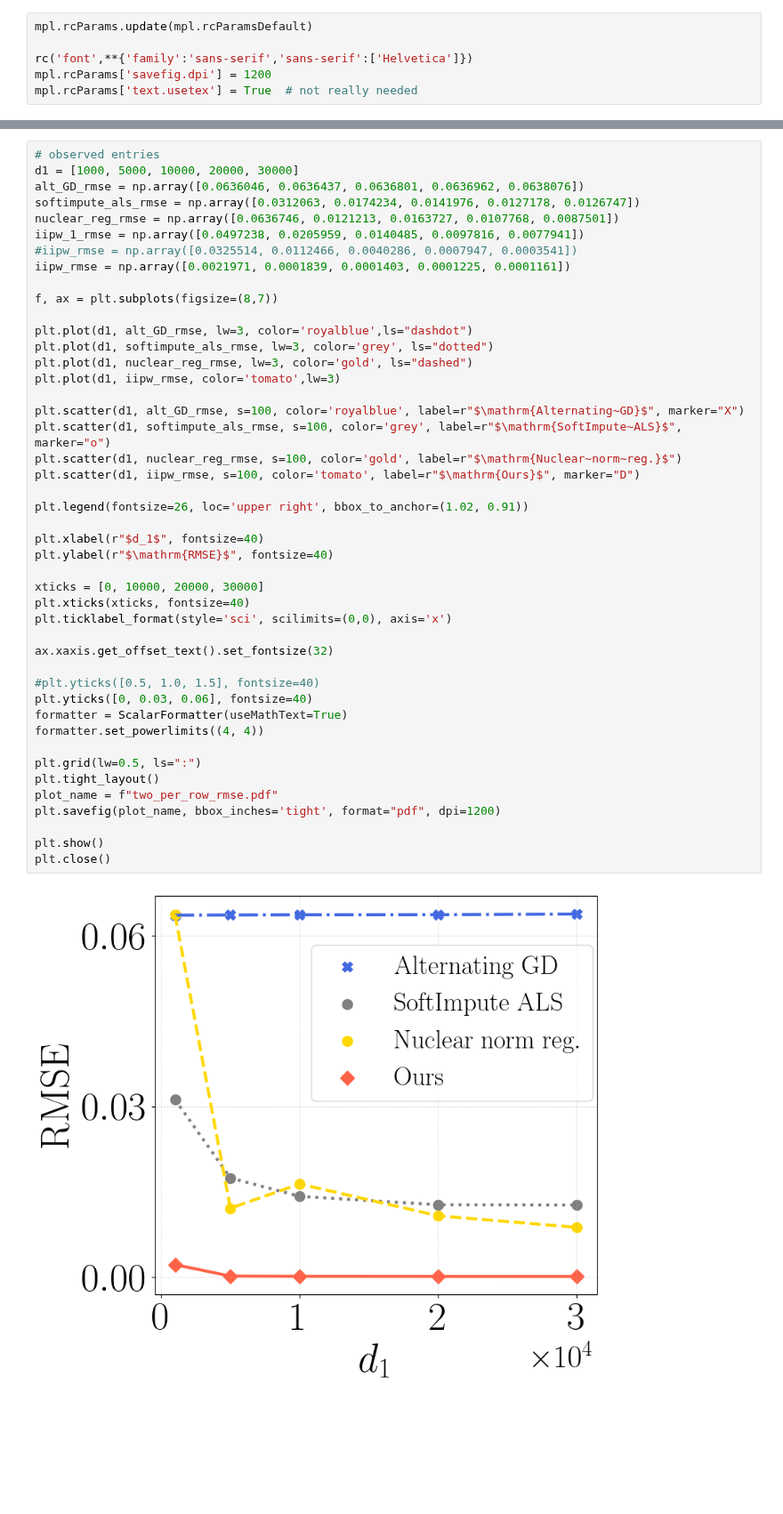
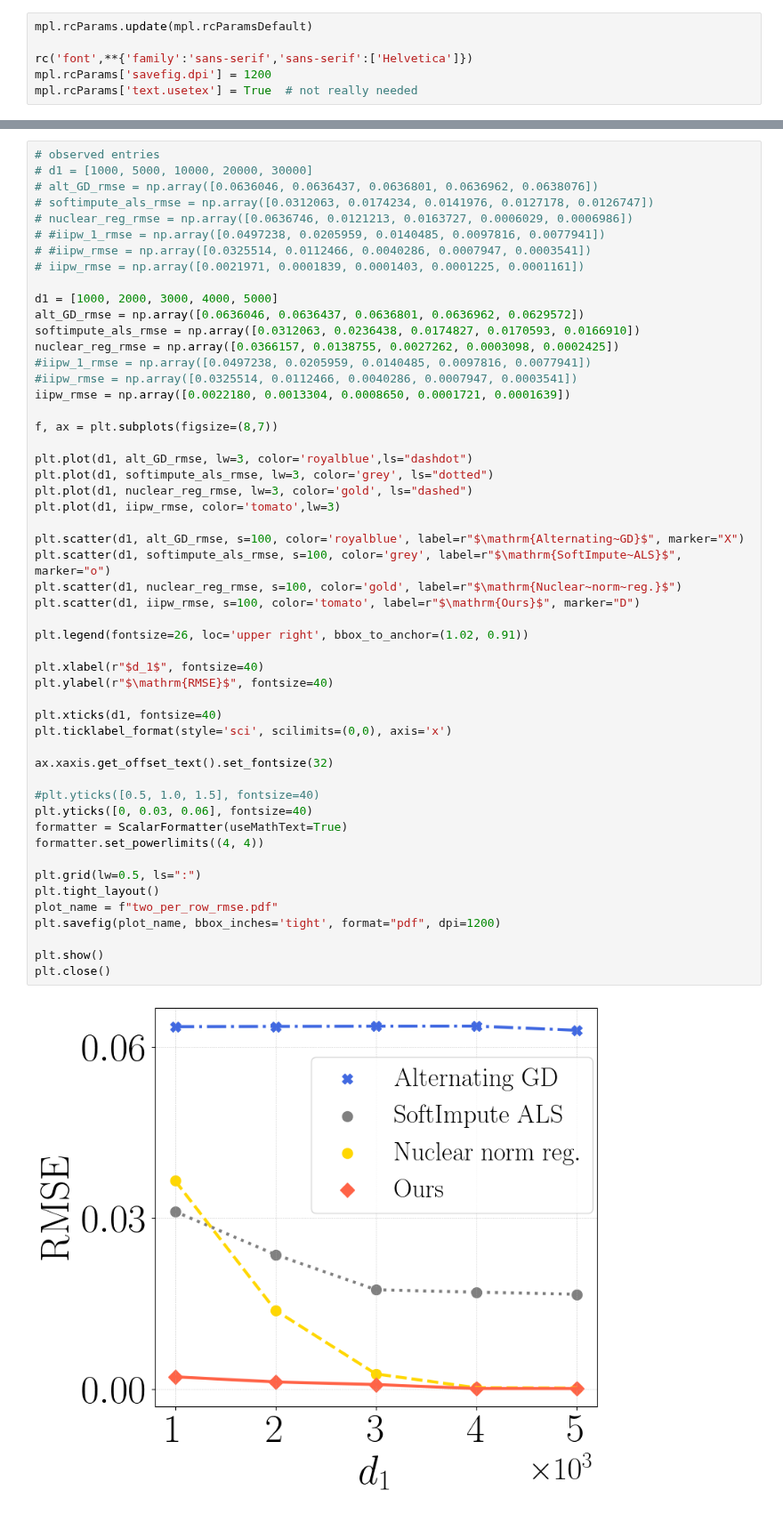
Before and after one commit to VirtuosoResearch/Matrix-completion-from-ultrasparse-samples, a Jupyter notebook: revised_figures/two_observations_per_row.ipynb, the cells around one changed output, grey strips where cells are left out. Shown at 89% size. Saved outputs shown, nothing was run; the diff lists cells and outputs as text; blank space fills up the shorter version.

```diff
--- a/revised_figures/two_observations_per_row.ipynb
+++ b/revised_figures/two_observations_per_row.ipynb
@@ -64,12 +72,20 @@ plt.close()
 # %%
 # observed entries
-d1 = [1000, 5000, 10000, 20000, 30000]
-alt_GD_rmse = np.array([0.0636046, 0.0636437, 0.0636801, 0.0636962, 0.0638076])
-softimpute_als_rmse = np.array([0.0312063, 0.0174234, 0.0141976, 0.0127178, 0.0126747])
-nuclear_reg_rmse = np.array([0.0636746, 0.0121213, 0.0163727, 0.0107768, 0.0087501])
-iipw_1_rmse = np.array([0.0497238, 0.0205959, 0.0140485, 0.0097816, 0.0077941])
+# d1 = [1000, 5000, 10000, 20000, 30000]
+# alt_GD_rmse = np.array([0.0636046, 0.0636437, 0.0636801, 0.0636962, 0.0638076])
+# softimpute_als_rmse = np.array([0.0312063, 0.0174234, 0.0141976, 0.0127178, 0.0126747])
+# nuclear_reg_rmse = np.array([0.0636746, 0.0121213, 0.0163727, 0.0006029, 0.0006986])
+# #iipw_1_rmse = np.array([0.0497238, 0.0205959, 0.0140485, 0.0097816, 0.0077941])
+# #iipw_rmse = np.array([0.0325514, 0.0112466, 0.0040286, 0.0007947, 0.0003541])
+# iipw_rmse = np.array([0.0021971, 0.0001839, 0.0001403, 0.0001225, 0.0001161])
+
+d1 = [1000, 2000, 3000, 4000, 5000]
+alt_GD_rmse = np.array([0.0636046, 0.0636437, 0.0636801, 0.0636962, 0.0629572])
+softimpute_als_rmse = np.array([0.0312063, 0.0236438, 0.0174827, 0.0170593, 0.0166910])
+nuclear_reg_rmse = np.array([0.0366157, 0.0138755, 0.0027262, 0.0003098, 0.0002425])
+#iipw_1_rmse = np.array([0.0497238, 0.0205959, 0.0140485, 0.0097816, 0.0077941])
 #iipw_rmse = np.array([0.0325514, 0.0112466, 0.0040286, 0.0007947, 0.0003541])
-iipw_rmse = np.array([0.0021971, 0.0001839, 0.0001403, 0.0001225, 0.0001161])
+iipw_rmse = np.array([0.0022180, 0.0013304, 0.0008650, 0.0001721, 0.0001639])
 
 f, ax = plt.subplots(figsize=(8,7))
 
@@ -78,33 +94,32 @@ plt.plot(d1, softimpute_als_rmse, lw=3, color='grey', ls="dotted")
 plt.plot(d1, nuclear_reg_rmse, lw=3, color='gold', ls="dashed")
 plt.plot(d1, iipw_rmse, color='tomato',lw=3)
 
 plt.scatter(d1, alt_GD_rmse, s=100, color='royalblue', label=r"$\mathrm{Alternating~GD}$", marker="X")
 plt.scatter(d1, softimpute_als_rmse, s=100, color='grey', label=r"$\mathrm{SoftImpute~ALS}$", marker="o")
 plt.scatter(d1, nuclear_reg_rmse, s=100, color='gold', label=r"$\mathrm{Nuclear~norm~reg.}$")
 plt.scatter(d1, iipw_rmse, s=100, color='tomato', label=r"$\mathrm{Ours}$", marker="D")
 
 plt.legend(fontsize=26, loc='upper right', bbox_to_anchor=(1.02, 0.91))
 
 plt.xlabel(r"$d_1$", fontsize=40)
 plt.ylabel(r"$\mathrm{RMSE}$", fontsize=40)
 
-xticks = [0, 10000, 20000, 30000]
-plt.xticks(xticks, fontsize=40)
+plt.xticks(d1, fontsize=40)
 plt.ticklabel_format(style='sci', scilimits=(0,0), axis='x')
 
 ax.xaxis.get_offset_text().set_fontsize(32)
 
 #plt.yticks([0.5, 1.0, 1.5], fontsize=40)
 plt.yticks([0, 0.03, 0.06], fontsize=40)
 formatter = ScalarFormatter(useMathText=True)
 formatter.set_powerlimits((4, 4))
 
 plt.grid(lw=0.5, ls=":")
 plt.tight_layout()
 plot_name = f"two_per_row_rmse.pdf"
 plt.savefig(plot_name, bbox_inches='tight', format="pdf", dpi=1200)
 
 plt.show()
 plt.close()
 # %% [output]
-[figure, old version]
+[figure, new version]
```
Also changed, not shown: parts of 1 cell of this notebook.
